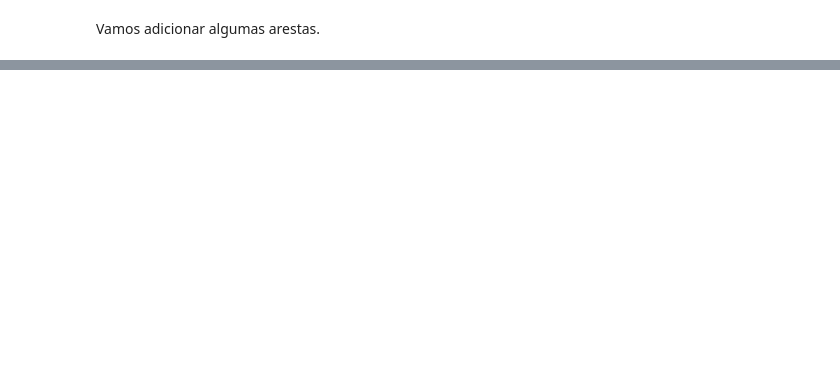
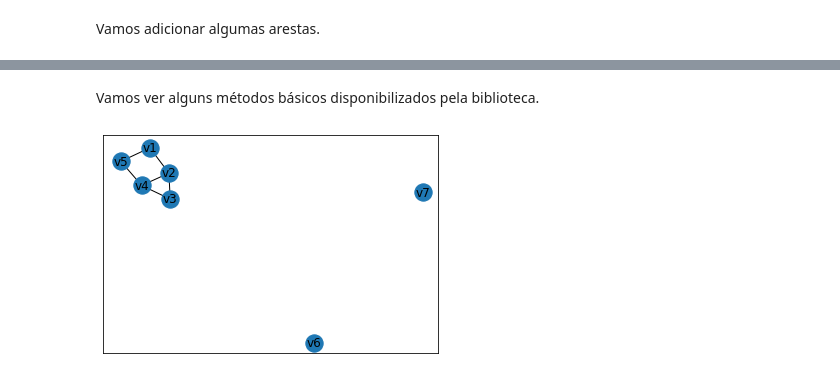
Before and after one commit to adolfoguimaraes/teoriadosgrafos, a Jupyter notebook: 01_ApresentacaoDaBiblioteca.ipynb, the cells around one changed output, grey strips where cells are left out. Saved outputs shown, nothing was run; the diff lists cells and outputs as text; code cells hidden in the pictures; blank space fills up the shorter version.

```diff
--- a/01_ApresentacaoDaBiblioteca.ipynb
+++ b/01_ApresentacaoDaBiblioteca.ipynb
@@ -50,0 +51,10 @@ exibir_grafo(G)
+# %% [markdown]
+Vamos ver alguns métodos básicos disponibilizados pela biblioteca.
+# %%
+# Podemos adicionar vários nós ao mesmo tempo
+
+G.add_nodes_from(["v6","v7"])
+# %%
+exibir_grafo(G)
+# %% [output]
+[figure, added]
```
Also changed, not shown: parts of 10 cells of this notebook.
